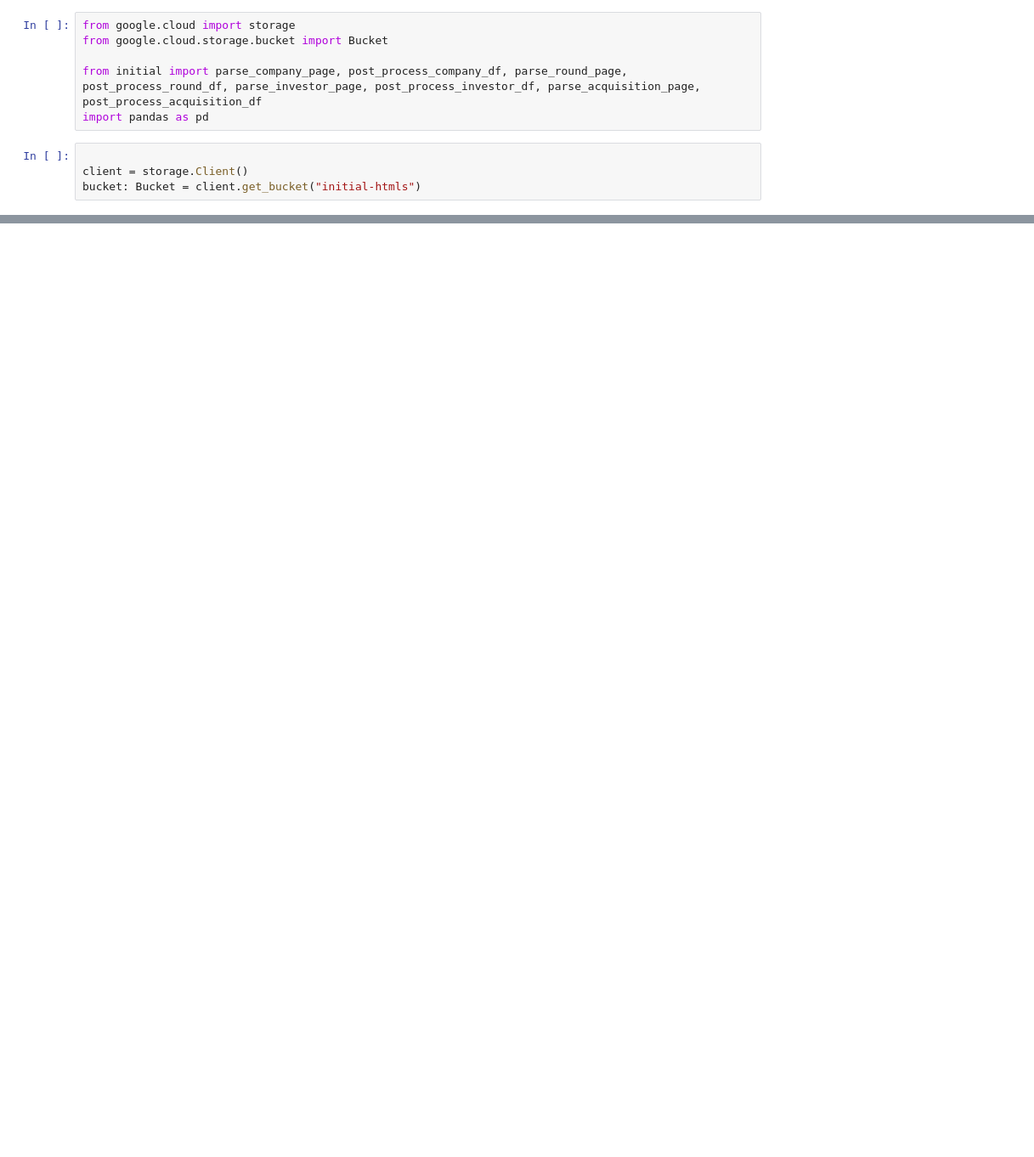
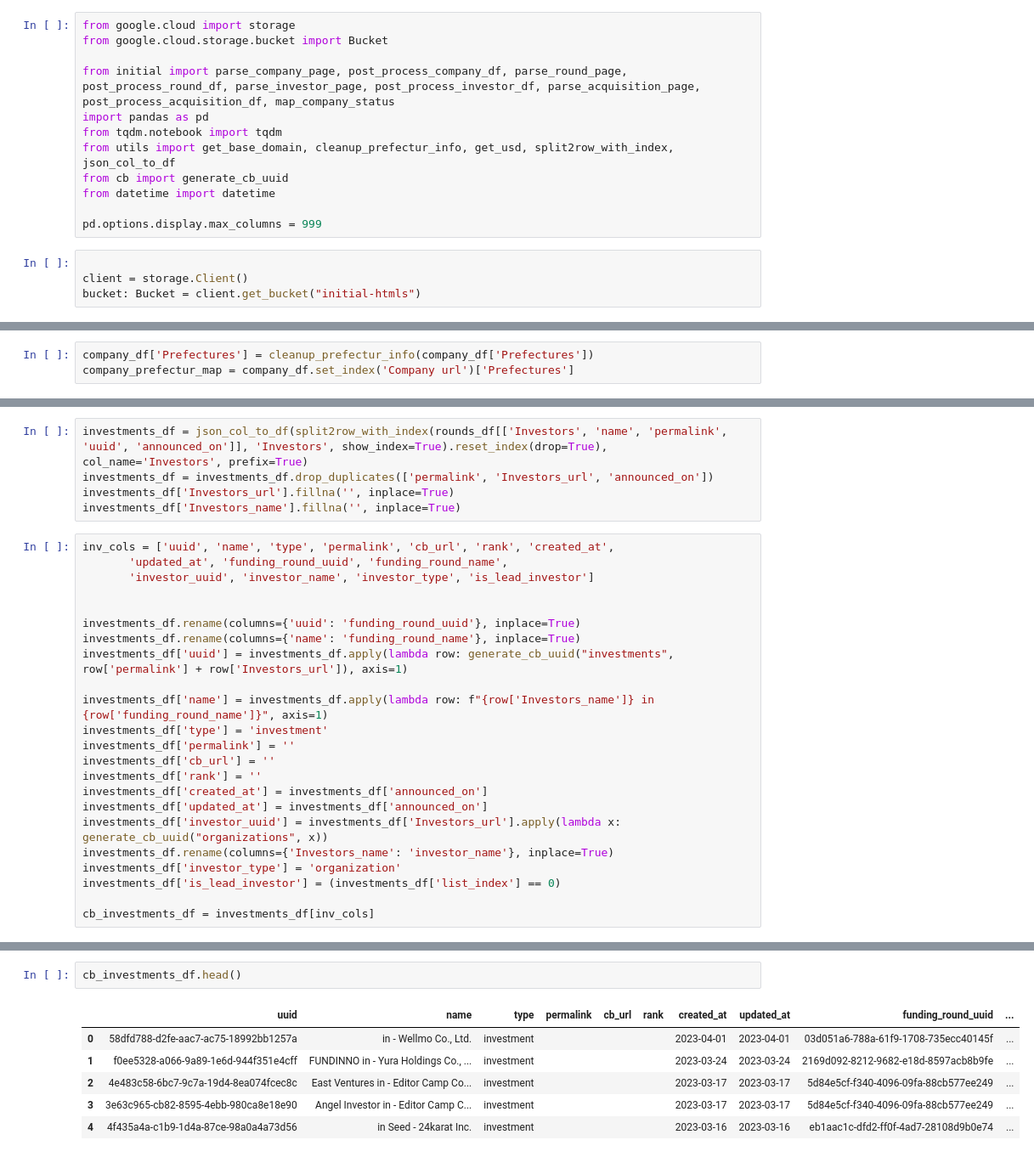
Before and after one commit to ENsu/initial-scripts, a Jupyter notebook: merge_pages_from_gcs.ipynb, the cells around one changed output, grey strips where cells are left out. Shown at 85% size. Cells and saved outputs as stored; diff of their text form; blank space fills up the shorter version.

Commit message:
able to parse pages except acquisition and investor_detail and transform into cb format

```diff
--- a/merge_pages_from_gcs.ipynb
+++ b/merge_pages_from_gcs.ipynb
@@ -2,8 +8,14 @@
 from google.cloud import storage
 from google.cloud.storage.bucket import Bucket
 
-from initial import parse_company_page, post_process_company_df, parse_round_page, post_process_round_df, parse_investor_page, post_process_investor_df, parse_acquisition_page, post_process_acquisition_df
+from initial import parse_company_page, post_process_company_df, parse_round_page, post_process_round_df, parse_investor_page, post_process_investor_df, parse_acquisition_page, post_process_acquisition_df, map_company_status
 import pandas as pd
+from tqdm.notebook import tqdm
+from utils import get_base_domain, cleanup_prefectur_info, get_usd, split2row_with_index, json_col_to_df
+from cb import generate_cb_uuid
+from datetime import datetime
+
+pd.options.display.max_columns = 999
 # %%
 
 client = storage.Client()
@@ -94,0 +171,3 @@ post_process_acquisition_df(acquisition_df)
+# %%
+company_df['Prefectures'] = cleanup_prefectur_info(company_df['Prefectures'])
+company_prefectur_map = company_df.set_index('Company url')['Prefectures']
@@ -94,0 +227,28 @@ post_process_acquisition_df(acquisition_df)
+# %%
+investments_df = json_col_to_df(split2row_with_index(rounds_df[['Investors', 'name', 'permalink', 'uuid', 'announced_on']], 'Investors', show_index=True).reset_index(drop=True), col_name='Investors', prefix=True)
+investments_df = investments_df.drop_duplicates(['permalink', 'Investors_url', 'announced_on'])
+investments_df['Investors_url'].fillna('', inplace=True)
+investments_df['Investors_name'].fillna('', inplace=True)
+# %%
+inv_cols = ['uuid', 'name', 'type', 'permalink', 'cb_url', 'rank', 'created_at',
+       'updated_at', 'funding_round_uuid', 'funding_round_name',
+       'investor_uuid', 'investor_name', 'investor_type', 'is_lead_investor']
+
+
+investments_df.rename(columns={'uuid': 'funding_round_uuid'}, inplace=True)
+investments_df.rename(columns={'name': 'funding_round_name'}, inplace=True)
+investments_df['uuid'] = investments_df.apply(lambda row: generate_cb_uuid("investments", row['permalink'] + row['Investors_url']), axis=1)
+
+investments_df['name'] = investments_df.apply(lambda row: f"{row['Investors_name']} in {row['funding_round_name']}", axis=1)
+investments_df['type'] = 'investment'
+investments_df['permalink'] = ''
+investments_df['cb_url'] = ''
+investments_df['rank'] = ''
+investments_df['created_at'] = investments_df['announced_on']
+investments_df['updated_at'] = investments_df['announced_on']
+investments_df['investor_uuid'] = investments_df['Investors_url'].apply(lambda x: generate_cb_uuid("organizations", x))
+investments_df.rename(columns={'Investors_name': 'investor_name'}, inplace=True)
+investments_df['investor_type'] = 'organization'
+investments_df['is_lead_investor'] = (investments_df['list_index'] == 0)
+
+cb_investments_df = investments_df[inv_cols]
@@ -94,0 +257,9 @@ post_process_acquisition_df(acquisition_df)
+# %%
+cb_investments_df.head()
+# %% [output]
+|  | uuid | name | type | permalink | cb_url | rank | created_at | updated_at | funding_round_uuid | ... |
+| 0 | 58dfd788-d2fe-aac7-ac75-18992bb1257a | in - Wellmo Co., Ltd. | investment |  |  |  | 2023-04-01 | 2023-04-01 | 03d051a6-788a-61f9-1708-735ecc40145f | ... |
+| 1 | f0ee5328-a066-9a89-1e6d-944f351e4cff | FUNDINNO in - Yura Holdings Co., ... | investment |  |  |  | 2023-03-24 | 2023-03-24 | 2169d092-8212-9682-e18d-8597acb8b9fe | ... |
+| 2 | 4e483c58-6bc7-9c7a-19d4-8ea074fcec8c | East Ventures in - Editor Camp Co... | investment |  |  |  | 2023-03-17 | 2023-03-17 | 5d84e5cf-f340-4096-09fa-88cb577ee249 | ... |
+| 3 | 3e63c965-cb82-8595-4ebb-980ca8e18e90 | Angel Investor in - Editor Camp C... | investment |  |  |  | 2023-03-17 | 2023-03-17 | 5d84e5cf-f340-4096-09fa-88cb577ee249 | ... |
+| 4 | 4f435a4a-c1b9-1d4a-87ce-98a0a4a73d56 | in Seed - 24karat Inc. | investment |  |  |  | 2023-03-16 | 2023-03-16 | eb1aac1c-dfd2-ff0f-4ad7-28108d9b0e74 | ... |
```
Also changed, not shown: parts of 51 cells of this notebook, 5 other files.
